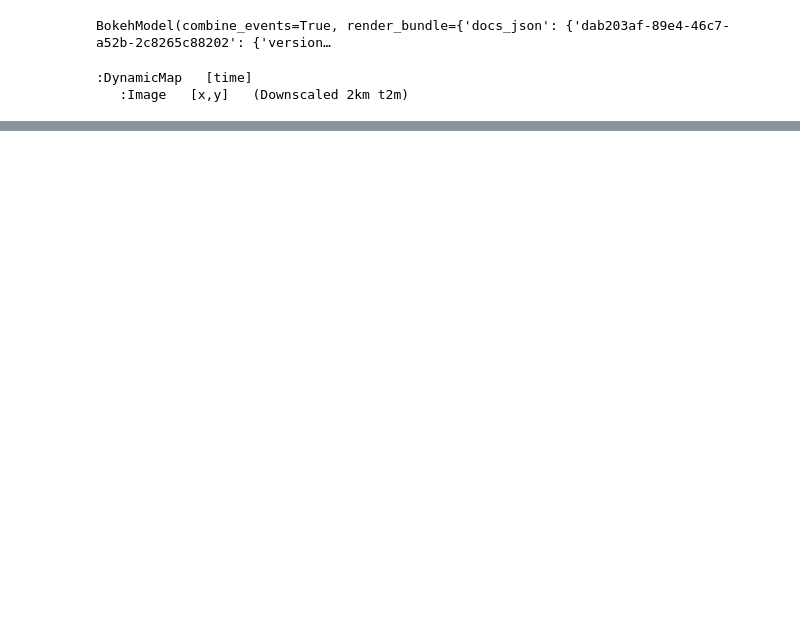
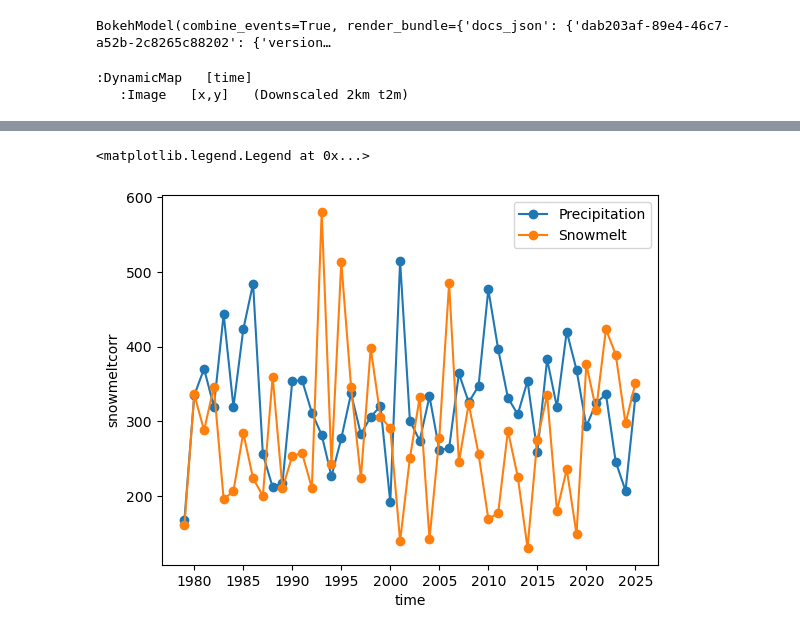
Before and after one commit to ldeo-glaciology/AntPen_NSF_NERC, a Jupyter notebook: code/rcm/racmo_2km_daily_1979-2025.ipynb, the cells around one changed output, grey strips where cells are left out. Saved outputs shown, nothing was run; the diff lists cells and outputs as text; code cells hidden in the pictures; blank space fills up the shorter version.

```diff
--- a/code/rcm/racmo_2km_daily_1979-2025.ipynb
+++ b/code/rcm/racmo_2km_daily_1979-2025.ipynb
@@ -57,0 +104,15 @@ BokehModel(combine_events=True, render_bundle={'docs_json': {'dab203af-89e4-46c7
+# %%
+
+ds_annual = ds.sel(time=slice('1979-01-01', '2025-06-30')).resample(time='YS-JUL').sum('time').mean(['x', 'y'])
+ds_annual['time'] = ds_annual.indexes['time'].shift(1, freq='YS')
+# %%
+P_annual = ds_annual.precipcorr
+
+M_annual = ds_annual.snowmeltcorr
+
+P_annual.plot(marker='o', label='Precipitation')
+M_annual.plot(marker='o', label='Snowmelt')
+plt.legend()
+# %% [output]
+<matplotlib.legend.Legend at 0x...>
+[figure, added]
```
Also changed, not shown: parts of 17 cells of this notebook, 7 other files.
